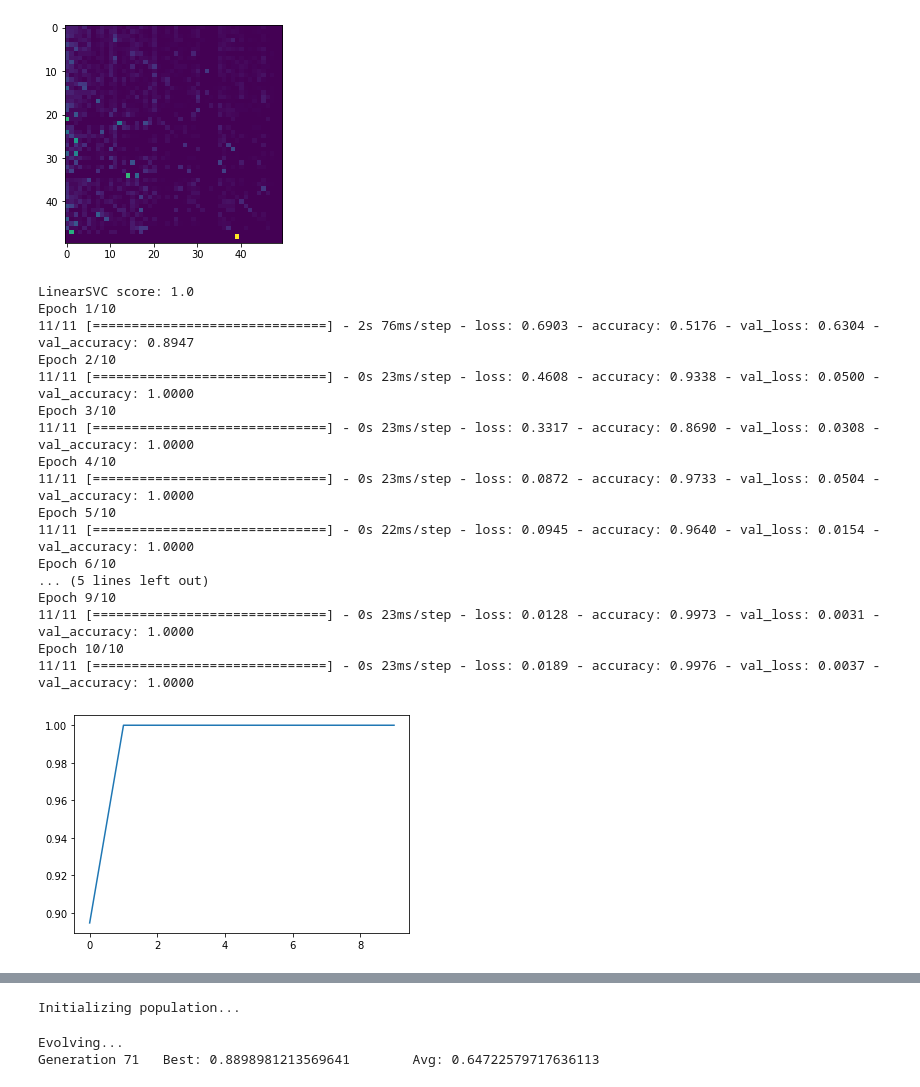
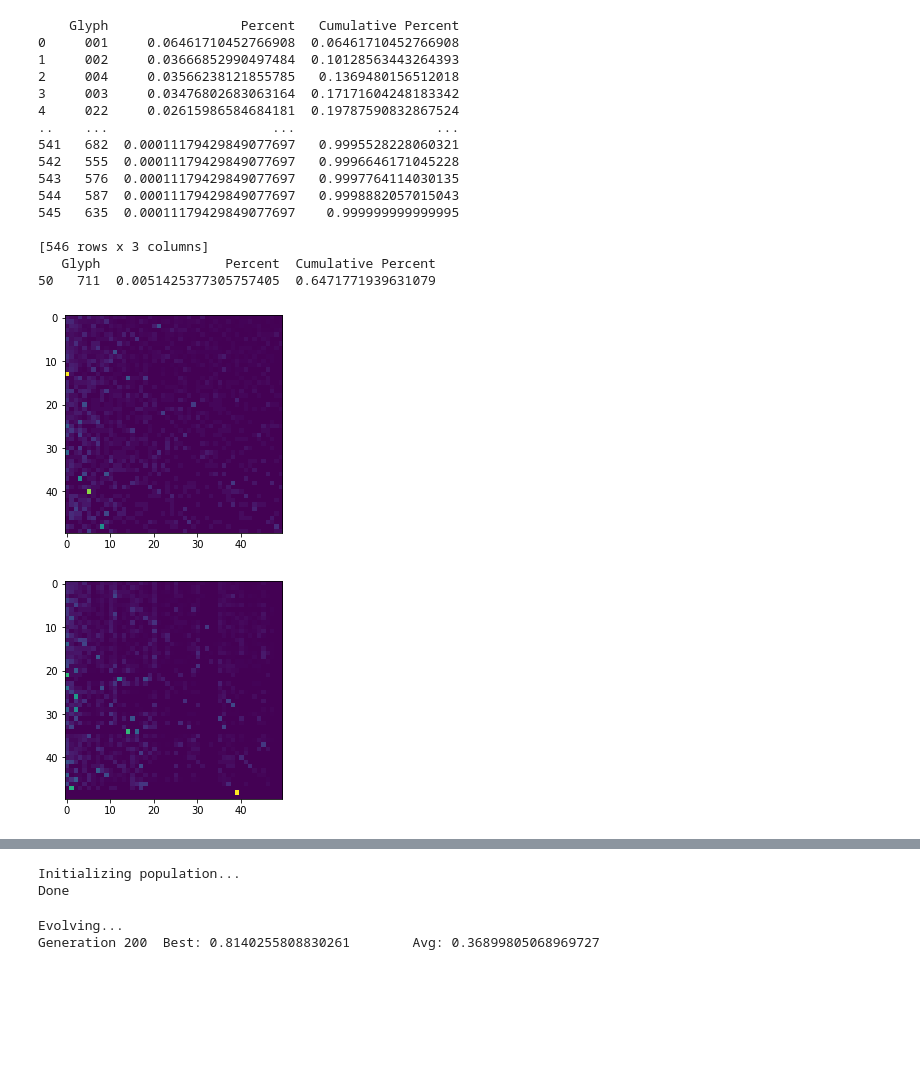
Before and after one commit to jgregoriods/rongopy, a Jupyter notebook: Untitled.ipynb, the cells around one changed output, grey strips where cells are left out. Saved outputs shown, nothing was run; the diff lists cells and outputs as text; code cells hidden in the pictures; blank space fills up the shorter version.

```diff
--- a/Untitled.ipynb
+++ b/Untitled.ipynb
@@ -47,43 +11,55 @@ gs.save('./saved_models/gs.pickle')
-# %%
-ls = LangStats(raw_corpus)
-corpus = ls.corpus
-
-syl_matrix = ls.get_matrix()
-plt.imshow(syl_matrix)
-plt.show()
-
-ls.save('./saved_models/ls.pickle')
-# %% [output]
-[figure, removed]
 # %%
+all_tablets = load_data('./tablets/tablets_clean.json')
+tablets = {tablet: all_tablets[tablet] for tablet in TABLET_SUBSET}
+
+raw_corpus = load_data('./language/corpus.txt')
+
+gs = GlyphStats(tablets)
+
+glyph_frequencies = gs.get_percentages()
+print(glyph_frequencies)
+print(glyph_frequencies.loc[[50]])
+
+glyph_matrix = gs.get_matrix()
+plt.imshow(glyph_matrix[:50, :50])
+plt.show()
+
+top_glyphs = gs.get_top_n(50)
+
+ls = LangStats(raw_corpus)
+corpus = ls.corpus
+
+syl_matrix = ls.get_matrix()
+plt.imshow(syl_matrix)
+plt.show()
+
 cl = CorpusLabeller(corpus)
 labelled_texts = cl.labelled_texts
-cl.save('./saved_models/cl.pickle')
 
 svc = LanguageModelSVC(labelled_texts)
 X_train, y_train, X_test, y_test = svc.make_training_data(0.1)
 svc.train(X_train, y_train, X_test, y_test)
 
 lstm = LanguageModelLSTM(labelled_texts)
 X_train, y_train, X_test, y_test = lstm.make_training_data(0.1)
 lstm.build(32, 128, 0.2)
 lstm.train(X_train, y_train, 0.1, 10)
 # %% [output]
-LinearSVC score: 1.0
-Epoch 1/10
-11/11 [==============================] - 2s 76ms/step - loss: 0.6903 - accuracy: 0.5176 - val_loss: 0.6304 - val_accuracy: 0.8947
-Epoch 2/10
-11/11 [==============================] - 0s 23ms/step - loss: 0.4608 - accuracy: 0.9338 - val_loss: 0.0500 - val_accuracy: 1.0000
-Epoch 3/10
-11/11 [==============================] - 0s 23ms/step - loss: 0.3317 - accuracy: 0.8690 - val_loss: 0.0308 - val_accuracy: 1.0000
-Epoch 4/10
-11/11 [==============================] - 0s 23ms/step - loss: 0.0872 - accuracy: 0.9733 - val_loss: 0.0504 - val_accuracy: 1.0000
-Epoch 5/10
-11/11 [==============================] - 0s 22ms/step - loss: 0.0945 - accuracy: 0.9640 - val_loss: 0.0154 - val_accuracy: 1.0000
-Epoch 6/10
-... (5 lines left out)
-Epoch 9/10
-11/11 [==============================] - 0s 23ms/step - loss: 0.0128 - accuracy: 0.9973 - val_loss: 0.0031 - val_accuracy: 1.0000
-Epoch 10/10
-11/11 [==============================] - 0s 23ms/step - loss: 0.0189 - accuracy: 0.9976 - val_loss: 0.0037 - val_accuracy: 1.0000
+    Glyph                 Percent   Cumulative Percent
+0     001     0.06461710452766908  0.06461710452766908
+1     002     0.03666852990497484  0.10128563443264393
+2     004     0.03566238121855785   0.1369480156512018
+3     003     0.03476802683063164  0.17171604248183342
+4     022     0.02615986584684181  0.19787590832867524
+..    ...                     ...                  ...
+541   682  0.00011179429849077697   0.9995528228060321
+542   555  0.00011179429849077697   0.9996646171045228
+543   576  0.00011179429849077697   0.9997764114030135
+544   587  0.00011179429849077697   0.9998882057015043
+545   635  0.00011179429849077697    0.999999999999995
+
+[546 rows x 3 columns]
+   Glyph                Percent  Cumulative Percent
+50   711  0.0051425377305757405  0.6471771939631079
-[figure, old version]
+[figure, new version]
+[figure, added]
@@ -90,9 +83,10 @@ Epoch 10/10
 # %%
-ga = GeneticAlgorithm(tablets, lstm, top_glyphs, 200, 100, 20, 0.8, 0.2)
+ga = GeneticAlgorithm(tablets, lstm, top_glyphs, 500, 200, 50, 0.8, 0.2)
 # %% [output]
 Initializing population...
+Done
 # %%
-ga.evolve(80)
+ga.evolve(200)
 # %% [output]
 Evolving...
-Generation 71   Best: 0.8898981213569641        Avg: 0.64722579717636113
+Generation 200  Best: 0.8140255808830261        Avg: 0.36899805068969727
```
Also changed, not shown: parts of 5 cells of this notebook, 4 other files.
